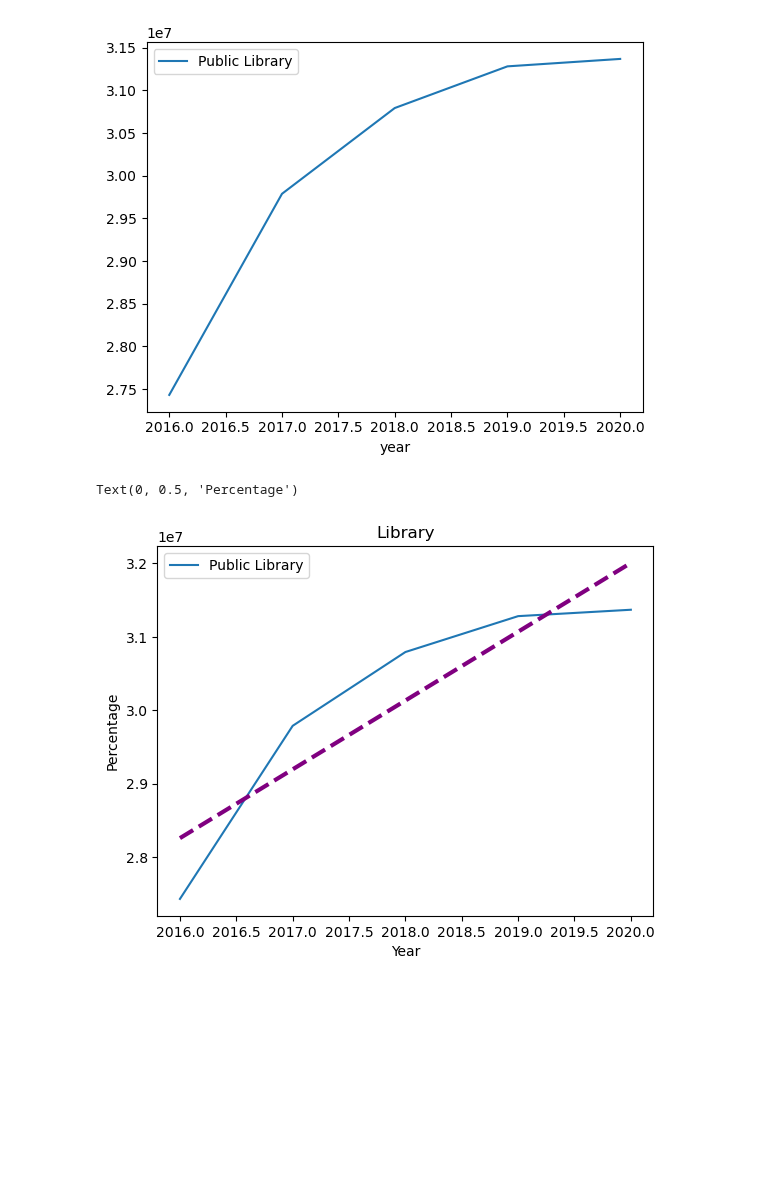
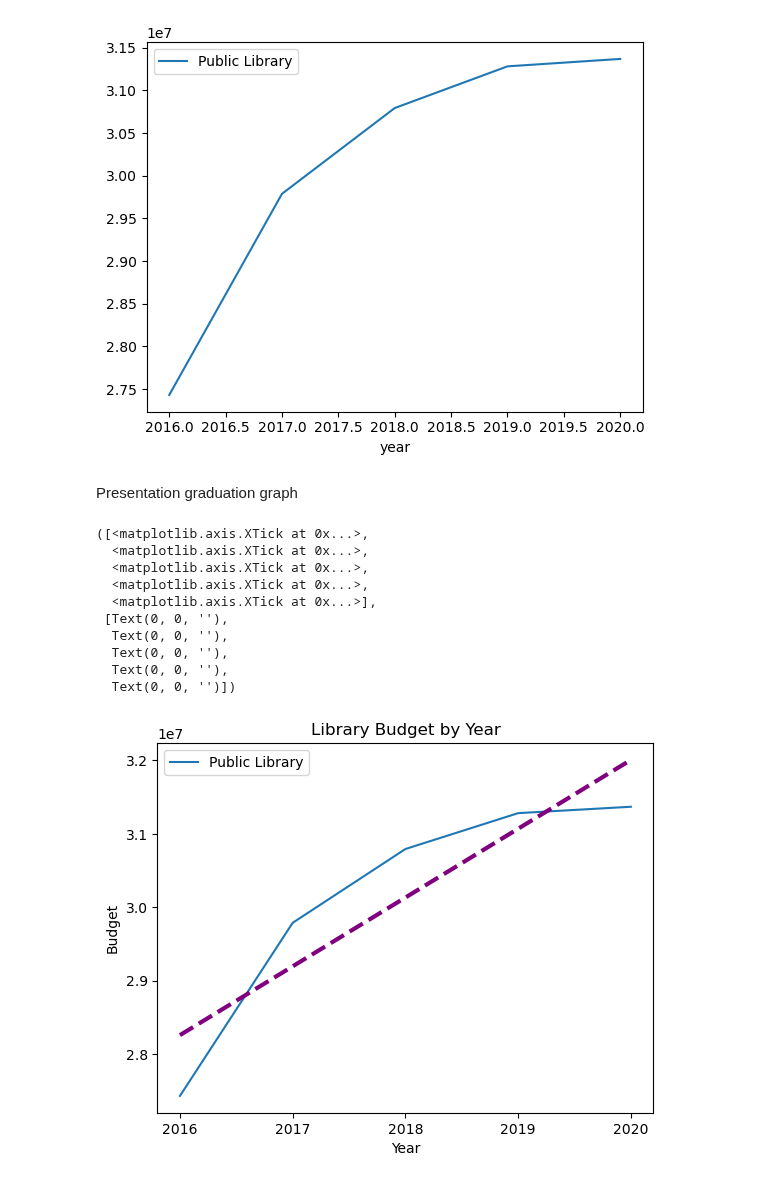
Before and after one commit to jwhankins177/capstone-budget-impact-jupyternb-python, a Jupyter notebook: notebooks/library.ipynb, the cells around one changed output. Cells and saved outputs as stored; diff of their text form; code cells hidden in the pictures; blank space fills up the shorter version.

Commit message:
Graph clean up

```diff
--- a/notebooks/library.ipynb
+++ b/notebooks/library.ipynb
@@ -139,15 +145,27 @@ lib_16_20.plot(kind='line', x = 'year', y = 'Public Library')
 # %%
 x = lib_16_20['year']
 y = lib_16_20['Public Library']
+# %% [markdown]
+Presentation graduation graph
 # %%
 lib_16_20.plot(kind='line', x = 'year', y = 'Public Library')
 # Calculate the Trendline
 z = np.polyfit(x, y, 1)
 p = np.poly1d(z)
 plt.plot(lib_16_20['year'], p(x), color="purple", linewidth=3, linestyle="--")
-plt.title('Library')
+plt.title('Library Budget by Year')
 plt.xlabel('Year')
-plt.ylabel('Percentage')
+plt.ylabel('Budget')
+plt.xticks(x)
 # %% [output]
-Text(0, 0.5, 'Percentage')
+([<matplotlib.axis.XTick at 0x...>,
+  <matplotlib.axis.XTick at 0x...>,
+  <matplotlib.axis.XTick at 0x...>,
+  <matplotlib.axis.XTick at 0x...>,
+  <matplotlib.axis.XTick at 0x...>],
+ [Text(0, 0, ''),
+  Text(0, 0, ''),
+  Text(0, 0, ''),
+  Text(0, 0, ''),
+  Text(0, 0, '')])
-[figure, old version]
+[figure, new version]
```
Also changed, not shown: parts of 11 cells of this notebook, 8 other files.
